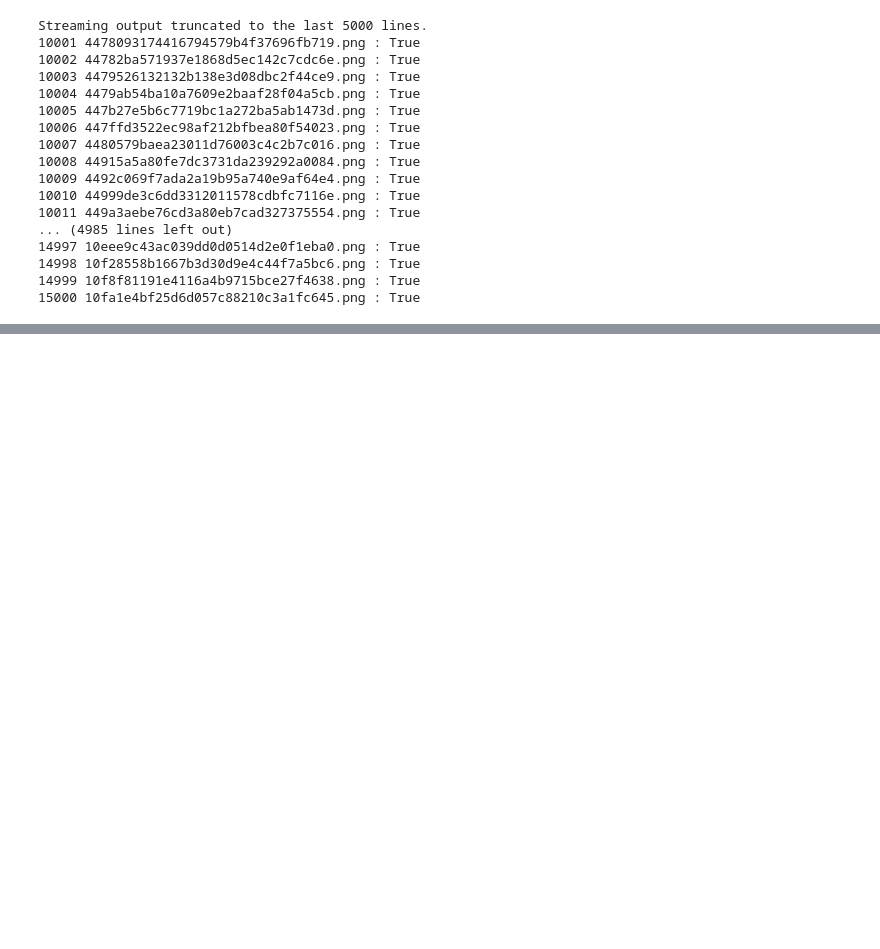
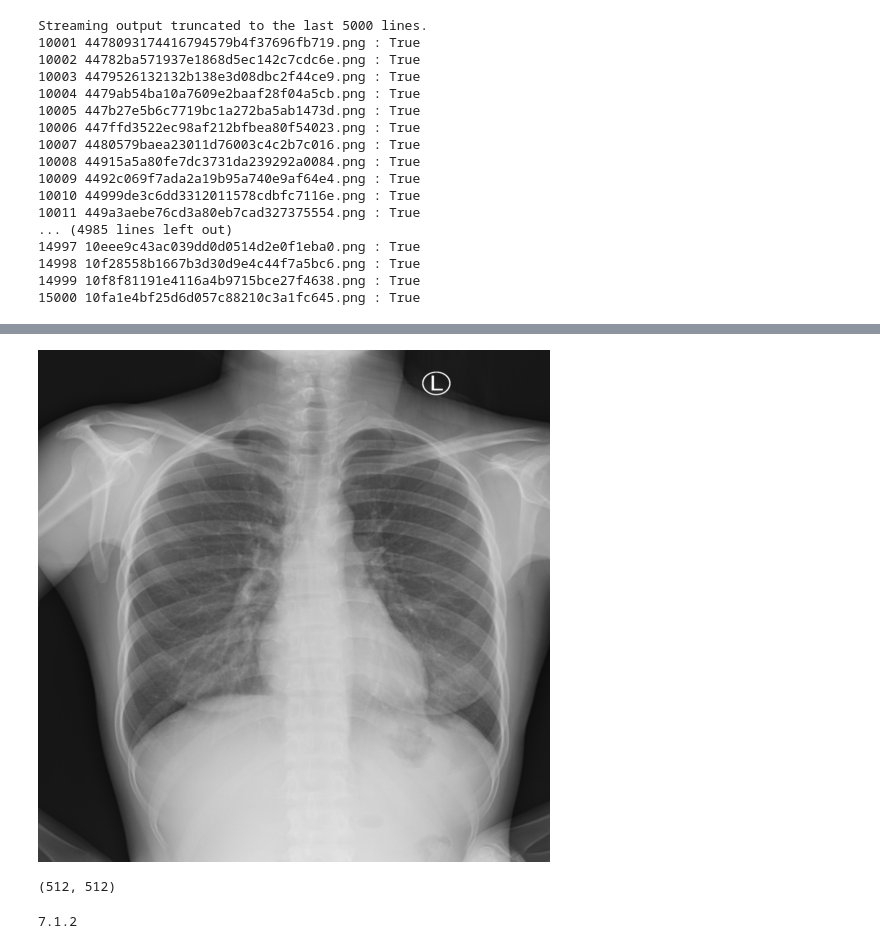
Before and after one commit to sameen73/VinBigData_comp_repo, a Jupyter notebook: img_2_numpy.ipynb, the cells around one changed output, grey strips where cells are left out. Saved outputs shown, nothing was run; the diff lists cells and outputs as text; code cells hidden in the pictures; blank space fills up the shorter version.

```diff
--- a/img_2_numpy.ipynb
+++ b/img_2_numpy.ipynb
@@ -84,0 +93,10 @@ Streaming output truncated to the last 5000 lines.
+# %%
+# Open and inspect individual image
+img = Image.open(fp = 'ee0038c59a1b52cd027e0108418e0500.png')
+img
+# %% [output]
+[figure, added]
+# %%
+img.size
+# %% [output]
+(512, 512)
@@ -84,0 +105,4 @@ Streaming output truncated to the last 5000 lines.
+# %%
+print(PIL.__version__)
+# %% [output]
+7.1.2
```
Also changed, not shown: parts of 10 cells of this notebook.
